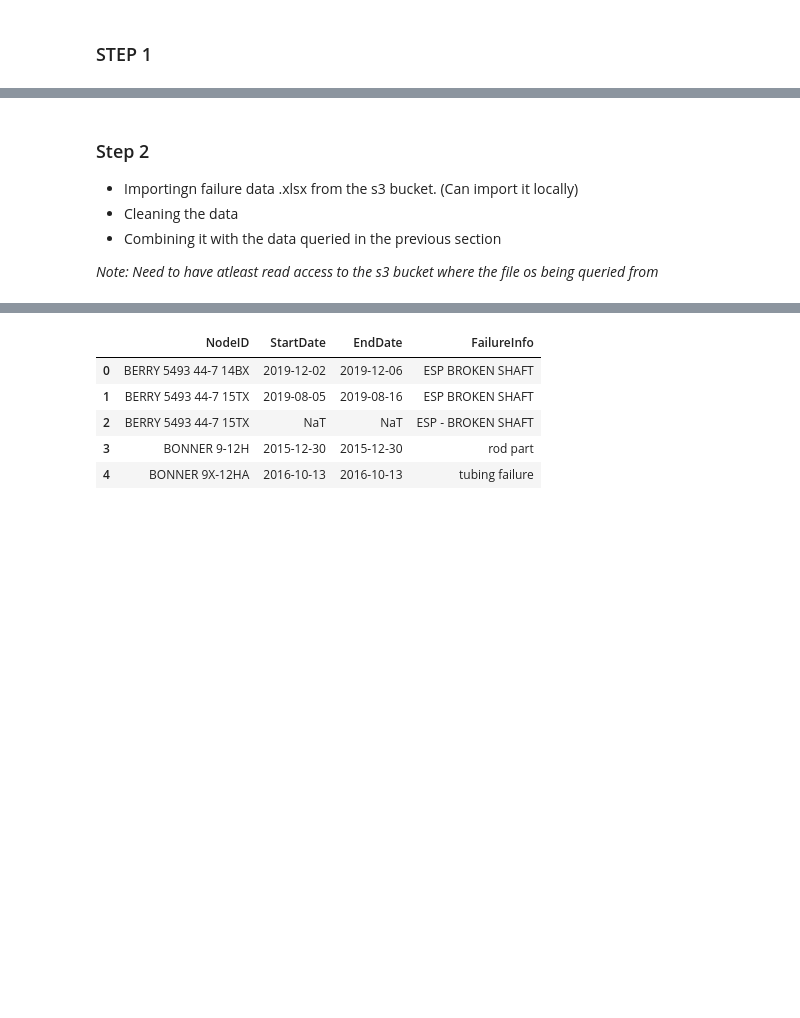
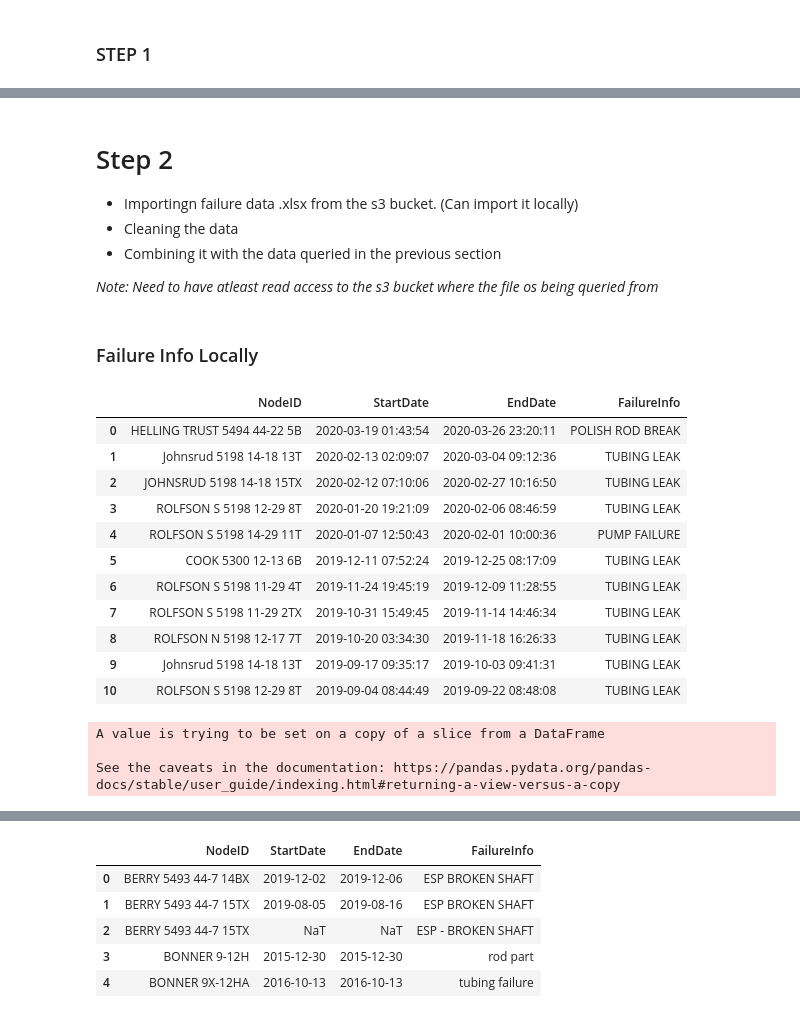
Before and after one commit to Ashitha97/ESP, a Jupyter notebook: data_analysis_notebooks/Combining Data.ipynb, the cells around one changed output, grey strips where cells are left out. Drawn from its saved outputs; the diff is of its cells as text; code cells hidden in the pictures; blank space fills up the shorter version.

```diff
--- a/data_analysis_notebooks/Combining Data.ipynb
+++ b/data_analysis_notebooks/Combining Data.ipynb
@@ -159,8 +157,51 @@ data.head(10)
 # %% [markdown]
-### Step 2
+# Step 2
 
 - Importingn failure data .xlsx from the s3 bucket. (Can import it locally)
 - Cleaning the data
 - Combining it with the data queried in the previous section
 
 *Note: Need to have atleast read access to the s3 bucket where the file os being queried from*
+# %% [markdown]
+### Failure Info Locally
+# %%
+file_loc = r'Enfinite Pilot Wells Failure Summary V2.xlsx'
+
+# Basic Cleaning
+failure_data = pd.read_excel(file_loc)
+cols_map = {                                     # Just to match the other files, not needed
+    'WELL NAME': 'NodeID',
+    'ACTUAL FAILURE START': 'StartDate',
+    'ACTUAL FAILURE STOP': 'EndDate',
+    'FAILURE TYPE': 'FailureInfo'
+}
+failure_data.rename(columns=cols_map, inplace=True)
+
+print("Without any Cleaning")
+display(failure_data)
+# %% [output]
+|  | NodeID | StartDate | EndDate | FailureInfo |
+| 0 | HELLING TRUST 5494 44-22 5B | 2020-03-19 01:43:54 | 2020-03-26 23:20:11 | POLISH ROD BREAK |
+| 1 | Johnsrud 5198 14-18 13T | 2020-02-13 02:09:07 | 2020-03-04 09:12:36 | TUBING LEAK |
+| 2 | JOHNSRUD 5198 14-18 15TX | 2020-02-12 07:10:06 | 2020-02-27 10:16:50 | TUBING LEAK |
+| 3 | ROLFSON S 5198 12-29 8T | 2020-01-20 19:21:09 | 2020-02-06 08:46:59 | TUBING LEAK |
+| 4 | ROLFSON S 5198 14-29 11T | 2020-01-07 12:50:43 | 2020-02-01 10:00:36 | PUMP FAILURE |
+| 5 | COOK 5300 12-13 6B | 2019-12-11 07:52:24 | 2019-12-25 08:17:09 | TUBING LEAK |
+| 6 | ROLFSON S 5198 11-29 4T | 2019-11-24 19:45:19 | 2019-12-09 11:28:55 | TUBING LEAK |
+| 7 | ROLFSON S 5198 11-29 2TX | 2019-10-31 15:49:45 | 2019-11-14 14:46:34 | TUBING LEAK |
+| 8 | ROLFSON N 5198 12-17 7T | 2019-10-20 03:34:30 | 2019-11-18 16:26:33 | TUBING LEAK |
+| 9 | Johnsrud 5198 14-18 13T | 2019-09-17 09:35:17 | 2019-10-03 09:41:31 | TUBING LEAK |
+| 10 | ROLFSON S 5198 12-29 8T | 2019-09-04 08:44:49 | 2019-09-22 08:48:08 | TUBING LEAK |
+# %%
+# Cleaning the NodeID columns
+failure_data['NodeID'] = failure_data.NodeID.str.lower()  # Convert all to lower
+well_dict = dict(zip(data.NodeID.str.lower().unique(), data.NodeID.unique()))  # use the original data to create a dict, converts from lower case to the corerct one
+failure_data["NodeID"] = failure_data.NodeID.map(well_dict)  # map it, and drop the nan as those columns dont match
+
+failure_data = failure_data.dropna(subset=['NodeID'])  # Drop all wells which didnt match
+failure_data.reset_index(inplace=True, drop=True)
+failure_data.dropna(inplace=True) # drop all nan values
+# %% [output]
+A value is trying to be set on a copy of a slice from a DataFrame
+
+See the caveats in the documentation: https://pandas.pydata.org/pandas-docs/stable/user_guide/indexing.html#returning-a-view-versus-a-copy
```
Also changed, not shown: parts of 14 cells of this notebook.
